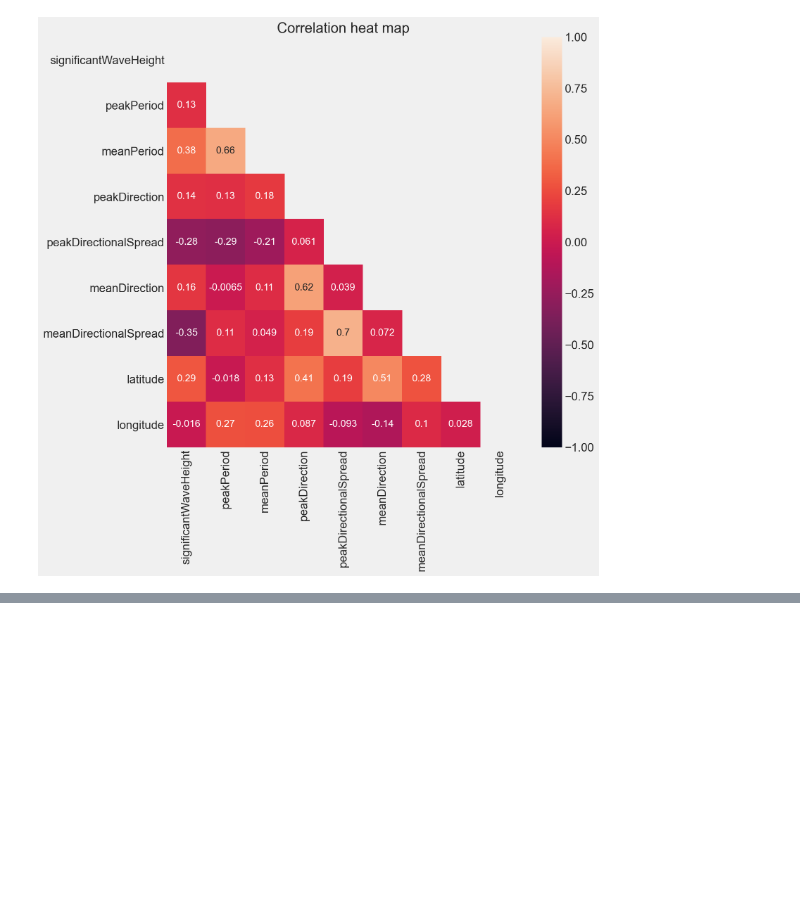
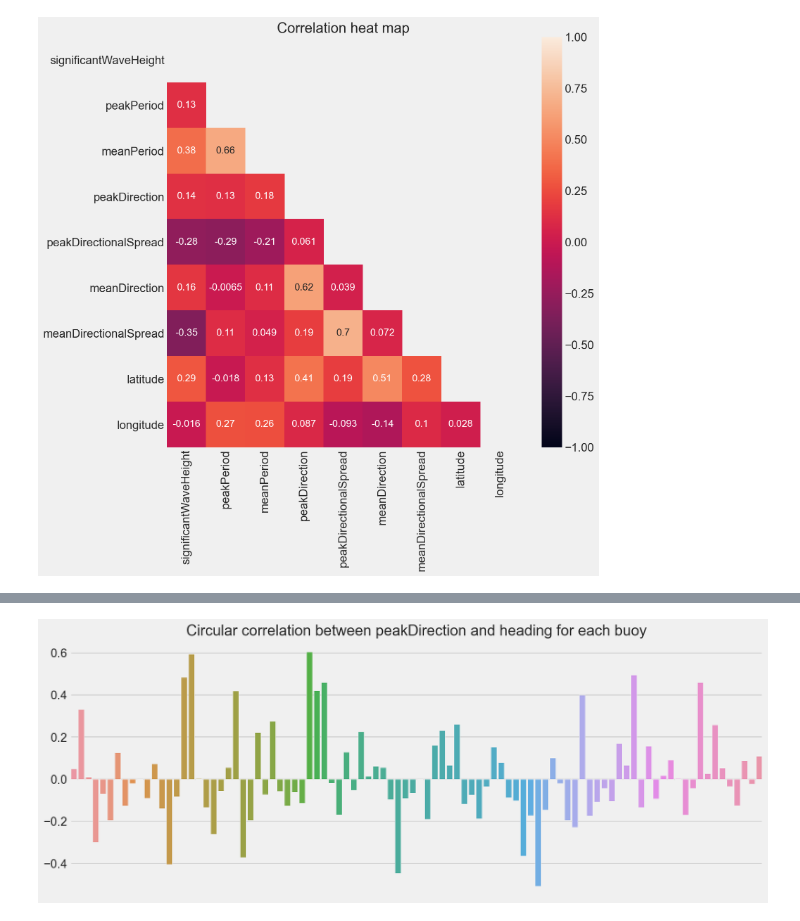
Before and after one commit to esbatiehsan/forecasting-floats, a Jupyter notebook: data-cleaning-exploration.ipynb, the cells around one changed output, grey strips where cells are left out. Drawn from its saved outputs; the diff is of its cells as text; code cells hidden in the pictures; blank space fills up the shorter version.

```diff
--- a/data-cleaning-exploration.ipynb
+++ b/data-cleaning-exploration.ipynb
@@ -68,0 +100,14 @@ plt.show()
+# %%
+cir_corrs = []
+for buoy in buoy_data['spotId'].unique():
+    cir_corrs.append(circcorrcoef(buoy_data[buoy_data['spotId'] == buoy]['heading'][0: -1].values*u.deg,
+                     buoy_data[buoy_data['spotId'] == buoy]['peakDirection'][0: -1].values*u.deg).value)
+# %%
+fig, ax = plt.subplots(figsize=(15, 6))
+f1 = sns.barplot(y=cir_corrs, x=buoy_data['spotId'].unique())
+f1.set(xlabel=None)
+f1.set(xticklabels=[])
+ax.set_title('Circular correlation between peakDirection and heading for each buoy')
+plt.show()
+# %% [output]
+[figure, added]
```
Also changed, not shown: parts of 15 cells of this notebook.
